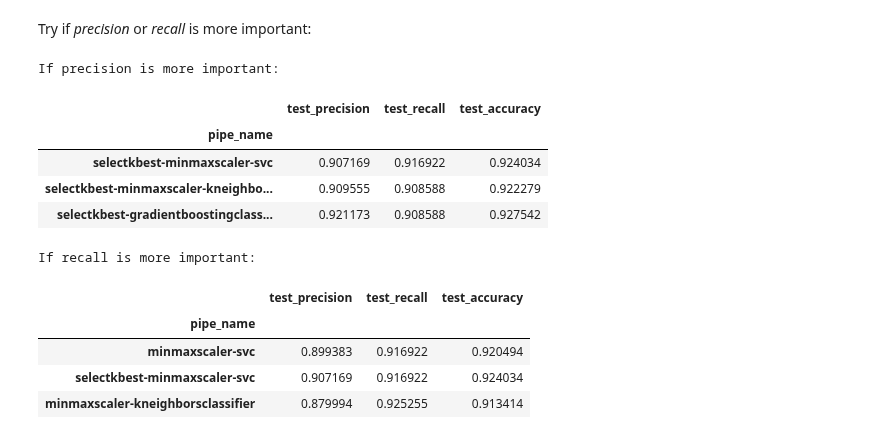
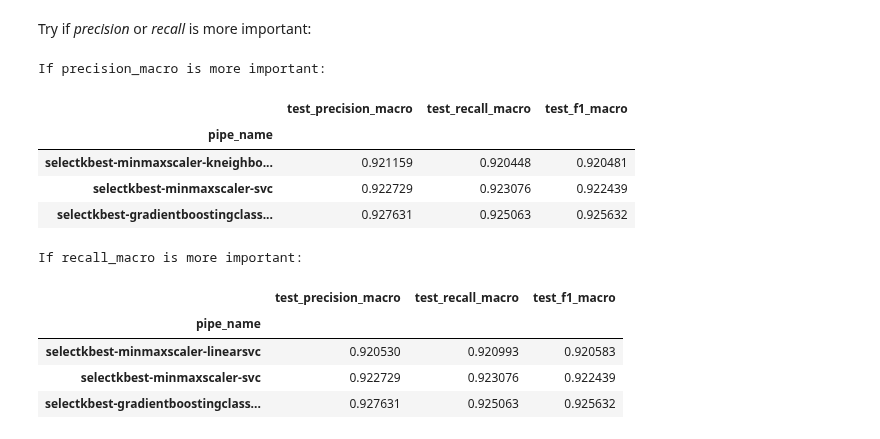
Before and after one commit to moskytw/data-science-with-python, a Jupyter notebook: handouts/pipe_and_cv.ipynb, the cells around one changed output. Saved outputs shown, nothing was run; the diff lists cells and outputs as text; code cells hidden in the pictures.

```diff
--- a/handouts/pipe_and_cv.ipynb
+++ b/handouts/pipe_and_cv.ipynb
@@ -147,10 +152,10 @@ Select the best pipeline by _test_score/fit_time_:
 df = cv_1_df
 df = (df
       .groupby('pipe_name')
-      [['test_score', 'fit_time']]
+      [['test_score', 'fit_time', 'score_time']]
       .mean())
-df = df.assign(score_per_time=df.test_score/df.fit_time)
-df = df.sort_values('score_per_time')
+df = df.assign(test_score_per_time=df.test_score/(df.fit_time+df.score_time))
+df = df.sort_values('test_score_per_time')
 display(df)
 
 pipe_name = df.index[-1]
@@ -159,6 +164,6 @@ pipe = pipe_name_to_pipe_map[pipe_name]
 pipe.fit(X_train, y_train)
 y_test_hat = pipe.predict(X_test)
 
-print(f'The final testing set metrics of the best pipeline ({pipe_name}):\n')
+print(f'The final testing set metrics of the best pipeline ({pipe_name}) by test_score/time:\n')
 print(metrics.classification_report(y_test, y_test_hat))
 # %% [output]
@@ -190,43 +195,45 @@ Try if _precision_ or _recall_ is more important:
 # %%
 # metrics.SCORERS.keys()
 # metrics.SCORERS['precision_macro']
 # # -> make_scorer(precision_score, average=binary)
 
 cv_list = [
     model_selection.cross_validate(pipe, X_train, y_train,
-                                   scoring=['precision', 'recall', 'accuracy'])
+                                   scoring=['precision_macro',
+                                            'recall_macro',
+                                            'f1_macro'])
     for pipe in pipes
 ]
 
 df = pd.concat(map(pd.DataFrame, cv_list),
                keys=map(get_pipe_name, pipes),
                names=['pipe_name', 'n'])
 df = df.reset_index()
 
 df = (df
       .groupby('pipe_name')
-      [['test_precision', 'test_recall', 'test_accuracy']]
+      [['test_precision_macro', 'test_recall_macro', 'test_f1_macro']]
       .mean())
 
-df = df.sort_values(['test_precision', 'test_recall'])
+df = df.sort_values(['test_precision_macro', 'test_recall_macro'])
 
-print('If precision is more important:')
+print('If precision_macro is more important:')
 display(df.tail(3))
 
-df = df.sort_values(['test_recall', 'test_precision'])
+df = df.sort_values(['test_recall_macro', 'test_precision_macro'])
 
-print('If recall is more important:')
+print('If recall_macro is more important:')
 display(df.tail(3))
 # %% [output]
-If precision is more important:
+If precision_macro is more important:
-|  | test_precision | test_recall | test_accuracy |
+|  | test_precision_macro | test_recall_macro | test_f1_macro |
 | pipe_name |  |  |  |
-| selectkbest-minmaxscaler-svc | 0.907169 | 0.916922 | 0.924034 |
-| selectkbest-minmaxscaler-kneighbo... | 0.909555 | 0.908588 | 0.922279 |
-| selectkbest-gradientboostingclass... | 0.921173 | 0.908588 | 0.927542 |
+| selectkbest-minmaxscaler-kneighbo... | 0.921159 | 0.920448 | 0.920481 |
+| selectkbest-minmaxscaler-svc | 0.922729 | 0.923076 | 0.922439 |
+| selectkbest-gradientboostingclass... | 0.927631 | 0.925063 | 0.925632 |
-If recall is more important:
+If recall_macro is more important:
-|  | test_precision | test_recall | test_accuracy |
+|  | test_precision_macro | test_recall_macro | test_f1_macro |
 | pipe_name |  |  |  |
-| minmaxscaler-svc | 0.899383 | 0.916922 | 0.920494 |
-| selectkbest-minmaxscaler-svc | 0.907169 | 0.916922 | 0.924034 |
-| minmaxscaler-kneighborsclassifier | 0.879994 | 0.925255 | 0.913414 |
+| selectkbest-minmaxscaler-linearsvc | 0.920530 | 0.920993 | 0.920583 |
+| selectkbest-minmaxscaler-svc | 0.922729 | 0.923076 | 0.922439 |
+| selectkbest-gradientboostingclass... | 0.927631 | 0.925063 | 0.925632 |
```
Also changed, not shown: parts of 4 cells of this notebook.
